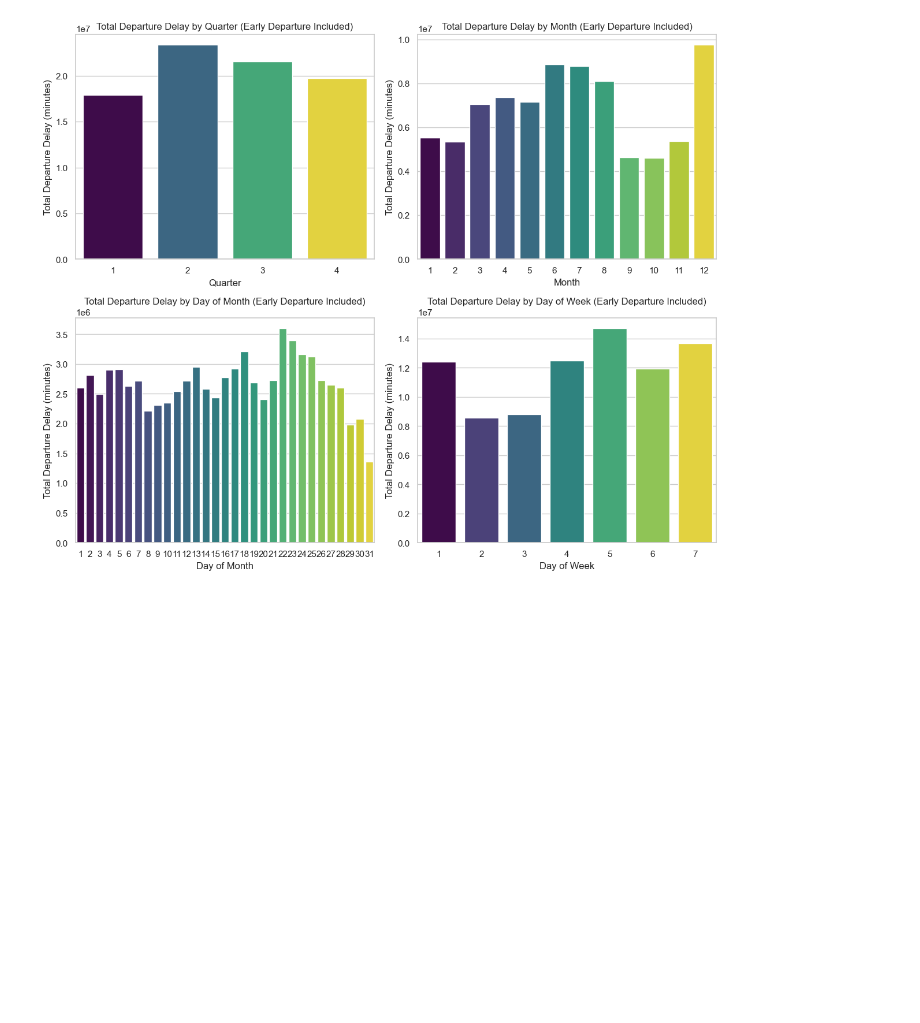
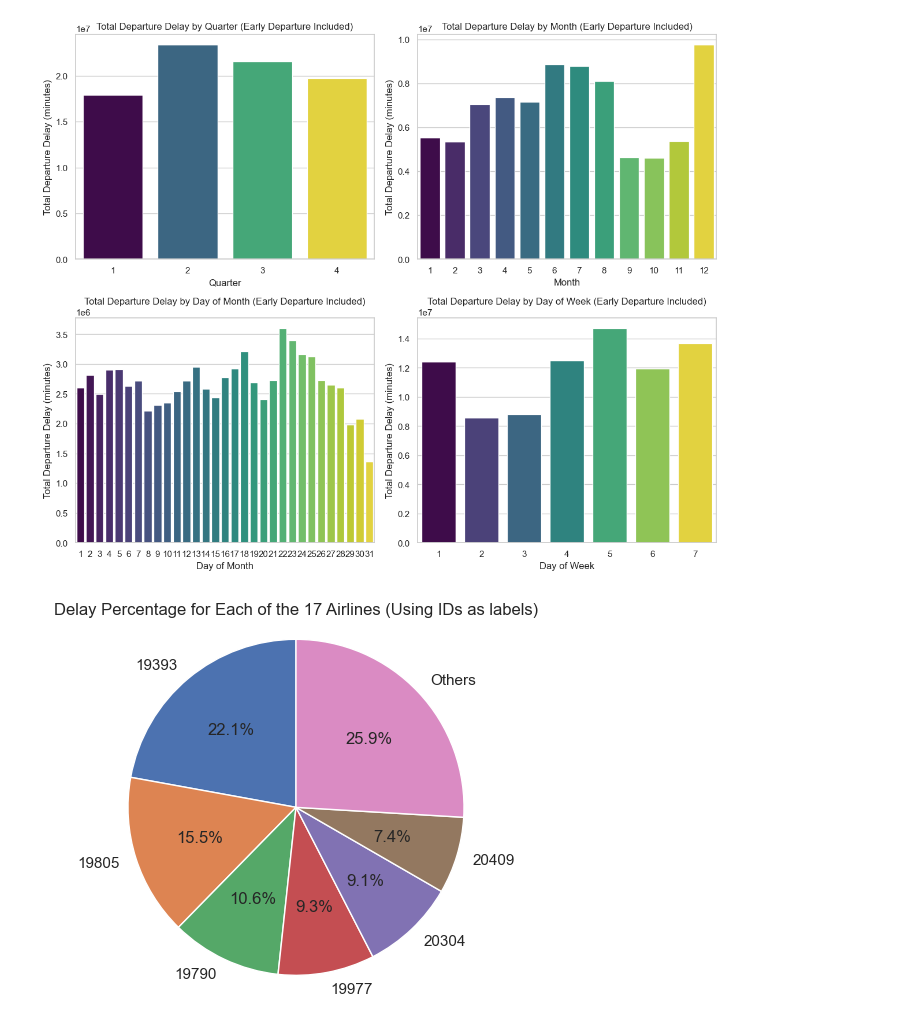
Before and after one commit to MohammedGuniem/Prediction-of-On-time-Flight-Performance, a Jupyter notebook: notebooks/Visualization.ipynb, the cells around one changed output. Saved outputs shown, nothing was run; the diff lists cells and outputs as text; code cells hidden in the pictures; blank space fills up the shorter version.

```diff
--- a/notebooks/Visualization.ipynb
+++ b/notebooks/Visualization.ipynb
@@ -98,3 +99,40 @@ plt.tight_layout()
 plt.show()
 # %% [output]
 [figure]
+# %%
+# Group by OP_UNIQUE_CARRIER and sum DEP_DELAY
+delay_per_OP_CARRIER_AIRLINE_ID  = df.groupby('OP_CARRIER_AIRLINE_ID')['DEP_DELAY'].sum().reset_index()
+delay_per_OP_CARRIER_AIRLINE_ID  = delay_per_OP_CARRIER_AIRLINE_ID.sort_values(by='DEP_DELAY', ascending=False)
+
+# Sample data
+labels = delay_per_OP_CARRIER_AIRLINE_ID['OP_CARRIER_AIRLINE_ID']
+sizes = delay_per_OP_CARRIER_AIRLINE_ID['DEP_DELAY']
+
+# Calculate percentages
+total = sum(sizes)
+percentages = [size / total * 100 for size in sizes]
+
+# Separate large categories and calculate the "Others" category
+filtered_labels = []
+filtered_sizes = []
+others_size = 0
+
+for label, size, percentage in zip(labels, sizes, percentages):
+    if percentage > 5:
+        filtered_labels.append(label)
+        filtered_sizes.append(size)
+    else:
+        others_size += size
+
+# If there are any "Others", add them to the filtered data
+if others_size > 0:
+    filtered_labels.append('Others')
+    filtered_sizes.append(others_size)
+
+# Create a pie plot
+plt.pie(filtered_sizes, labels=filtered_labels, autopct='%1.1f%%', startangle=90)
+plt.title(f'Delay Percentage for Each of the {len(labels)} Airlines (Using IDs as labels)')
+plt.axis('equal')  # Equal aspect ratio ensures that pie is drawn as a circle.
+plt.show()
+# %% [output]
+[figure, added]
```
Also changed, not shown: parts of 10 cells of this notebook, 1 other file.
